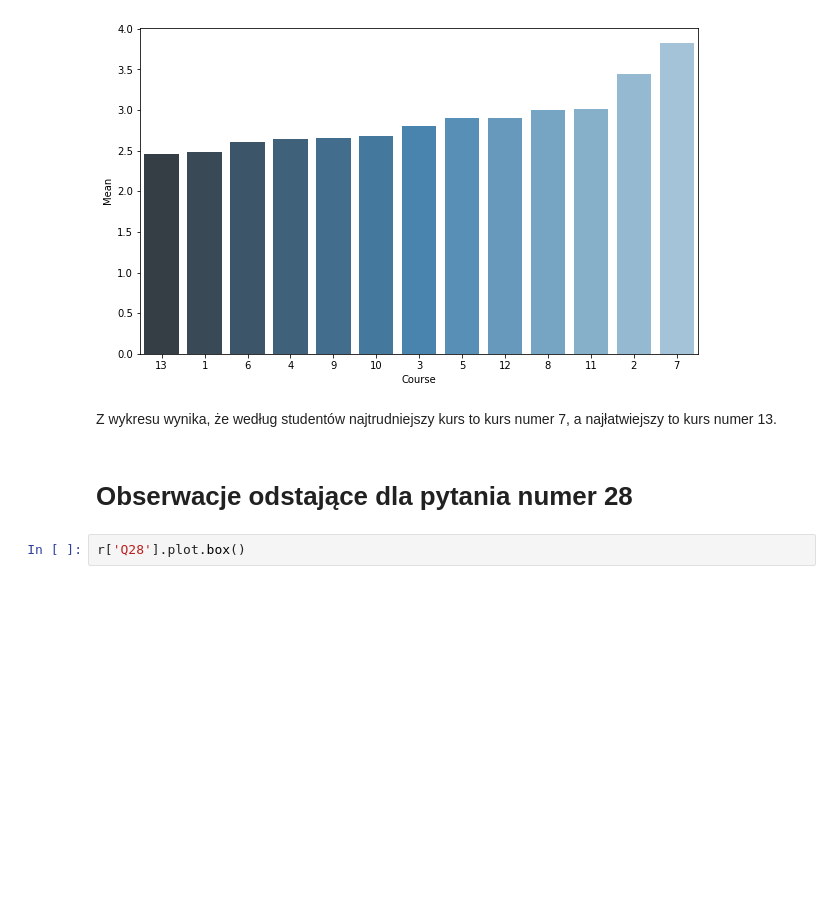
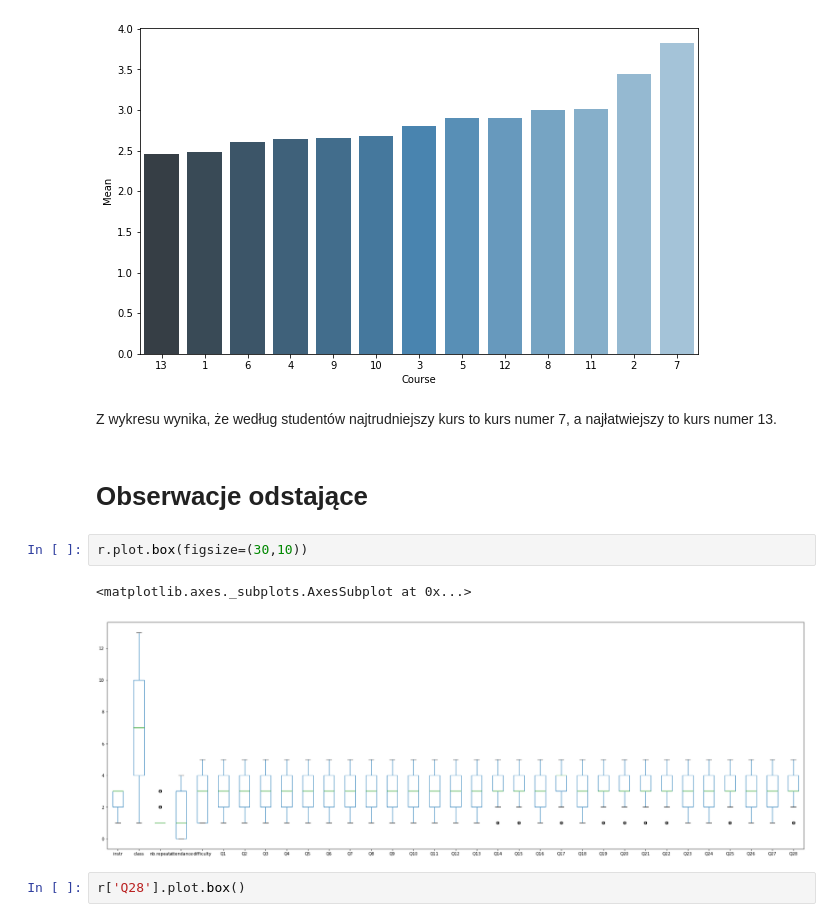
Before and after one commit to lukaszszy/data-mining, a Jupyter notebook: Projekt.ipynb, the cells around one changed output. Drawn from its saved outputs; the diff is of its cells as text; blank space fills up the shorter version.

```diff
--- a/Projekt.ipynb
+++ b/Projekt.ipynb
@@ -158,7 +194,12 @@ Text(0, 0.5, 'Mean')
 # %% [markdown]
 Z wykresu wynika, że według studentów najtrudniejszy kurs to kurs numer 7, a najłatwiejszy to kurs numer 13.
 # %% [markdown]
-# Obserwacje odstające dla pytania numer 28
+# Obserwacje odstające
+# %%
+r.plot.box(figsize=(30,10))
+# %% [output]
+<matplotlib.axes._subplots.AxesSubplot at 0x...>
+[figure, added]
 # %%
 r['Q28'].plot.box()
 # %% [output]
```
Also changed, not shown: parts of 18 cells of this notebook.
